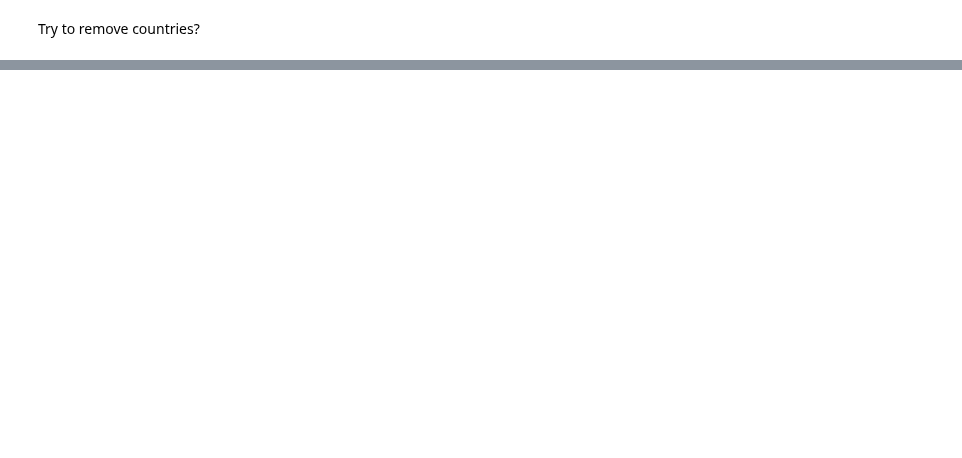
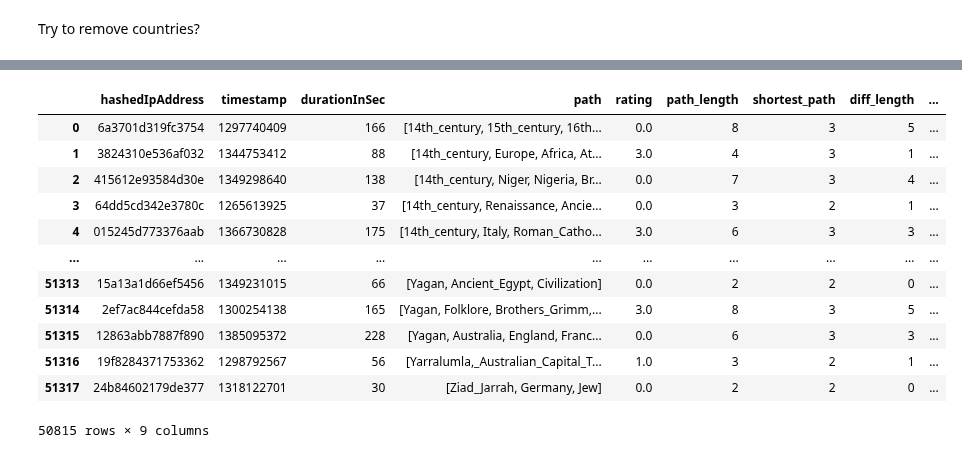
Before and after one commit to epfl-ada/ada-2023-project-abracadabra2023, a Jupyter notebook: nb.ipynb, the cells around one changed output, grey strips where cells are left out. Cells and saved outputs as stored; diff of their text form; code cells hidden in the pictures; blank space fills up the shorter version.

```diff
--- a/nb.ipynb
+++ b/nb.ipynb
@@ -587,6 +610,6 @@ display(df_nbr_links_by_articles)
 # %%
 # only keep articles with at least one in common
-no_zero_common_articles = common_links_reference[
-    ~np.where(common_links_reference["nbr_common_articles"] == 0, True, False)
-].sort_values("nbr_common_articles")
+no_zero_common_articles = links_common[
+    ~np.where(links_common["nbr_common_links"] == 0, True, False)
+].sort_values("nbr_common_links", ascending=False)
 display(no_zero_common_articles)
@@ -602,10 +639,10 @@ def normalize_links(article, size_common_links, size_total_links):
 
 # normalize number of links in common by number of links on article considered
 no_zero_common_articles_normalized_links["normalized_common"] = no_zero_common_articles[
-    ["article", "nbr_common_articles"]
+    ["article_name", "nbr_common_links"]
 ].apply(
     lambda row: normalize_links(
-        row["article"], row["nbr_common_articles"], df_nbr_links_by_articles
+        row["article_name"], row["nbr_common_links"], df_nbr_links_by_articles
     ),
     axis=1,
 )
@@ -618,5 +669,11 @@ Remove max/min values of normalization. How to keep the correct clichés?
 
 Does not look good with normalization. Statistical analysis without normalization using data augmentation.
 # %%
-common_articles_normalized = no_zero_common_articles_normalized_links.sort_values("nbr_common_articles", ascending=False).reset_index(drop=True).copy(deep=True)
-common_articles_normalized[1:50]
+common_articles_normalized = (
+    no_zero_common_articles_normalized_links.sort_values(
+        "nbr_common_links", ascending=False
+    )
+    .reset_index(drop=True)
+    .copy(deep=True)
+)
+common_articles_normalized.head(20)
@@ -625,11 +798,28 @@ Try to remove countries?
 # %%
 paths_finished_use_cliche = paths_finished.copy(deep=True)
 
-# define the cliches
-set_cliches = common_articles_normalized["article"][1:20]
+# check which paths use cliches
+def common_articles(path, set_cliches):
+    common_set = set(path) & set_cliches
+    return len(common_set) != 0, common_set
 
-# check which paths use cliches
+
 paths_finished_use_cliche["uses_cliche"] = paths_finished["path"].apply(
-    lambda path: len(set(path) & set(set_cliches)) != 0
+    lambda path: len(set(path) & set_cliches)
+    != 0
 )
 paths_finished_use_cliche
+# %% [output]
+|  | hashedIpAddress | timestamp | durationInSec | path | rating | path_length | shortest_path | diff_length | ... |
+| 0 | 6a3701d319fc3754 | 1297740409 | 166 | [14th_century, 15th_century, 16th... | 0.0 | 8 | 3 | 5 | ... |
+| 1 | 3824310e536af032 | 1344753412 | 88 | [14th_century, Europe, Africa, At... | 3.0 | 4 | 3 | 1 | ... |
+| 2 | 415612e93584d30e | 1349298640 | 138 | [14th_century, Niger, Nigeria, Br... | 0.0 | 7 | 3 | 4 | ... |
+| 3 | 64dd5cd342e3780c | 1265613925 | 37 | [14th_century, Renaissance, Ancie... | 0.0 | 3 | 2 | 1 | ... |
+| 4 | 015245d773376aab | 1366730828 | 175 | [14th_century, Italy, Roman_Catho... | 3.0 | 6 | 3 | 3 | ... |
+| ... | ... | ... | ... | ... | ... | ... | ... | ... | ... |
+| 51313 | 15a13a1d66ef5456 | 1349231015 | 66 | [Yagan, Ancient_Egypt, Civilization] | 0.0 | 2 | 2 | 0 | ... |
+| 51314 | 2ef7ac844cefda58 | 1300254138 | 165 | [Yagan, Folklore, Brothers_Grimm,... | 3.0 | 8 | 3 | 5 | ... |
+| 51315 | 12863abb7887f890 | 1385095372 | 228 | [Yagan, Australia, England, Franc... | 0.0 | 6 | 3 | 3 | ... |
+| 51316 | 19f8284371753362 | 1298792567 | 56 | [Yarralumla,_Australian_Capital_T... | 1.0 | 3 | 2 | 1 | ... |
+| 51317 | 24b84602179de377 | 1318122701 | 30 | [Ziad_Jarrah, Germany, Jew] | 0.0 | 2 | 2 | 0 | ... |
+50815 rows × 9 columns
```
Also changed, not shown: parts of 24 cells of this notebook.
